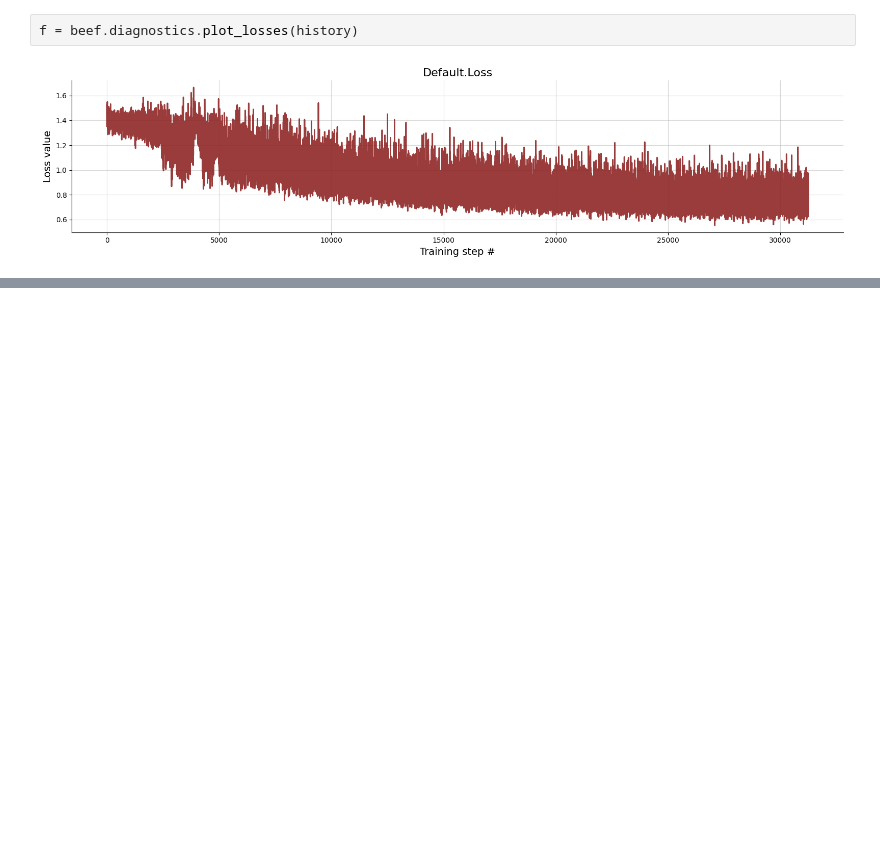
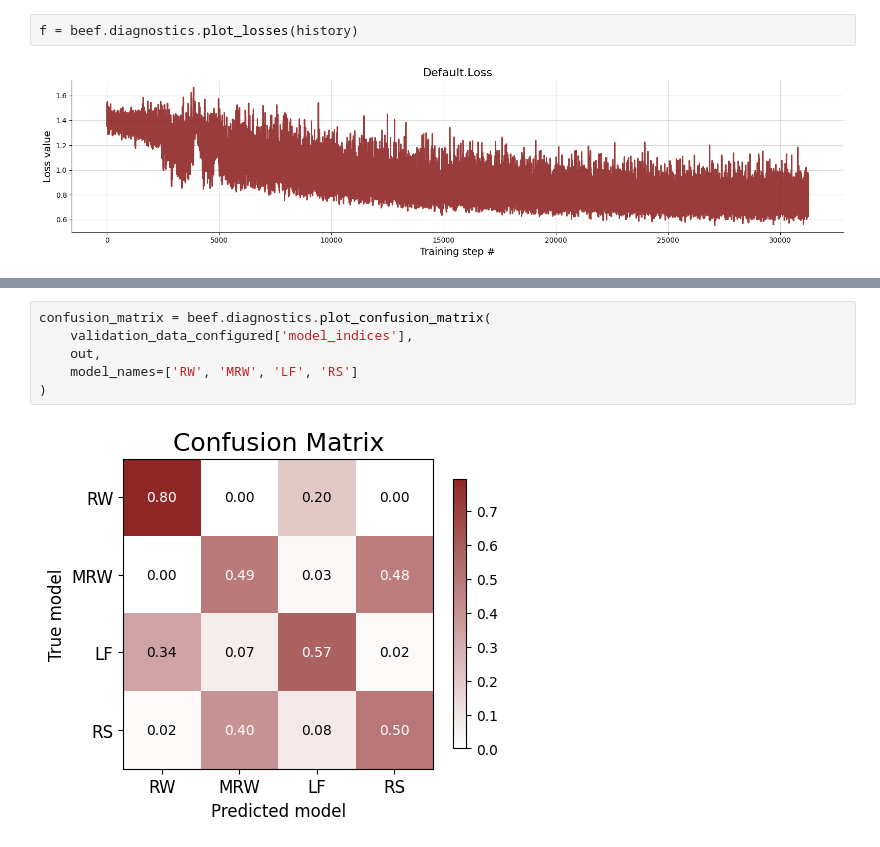
Before and after one commit to bayesflow-org/Non-Stationary-DDM-Validation, a Jupyter notebook: applications/model_comparison/notebooks/02_model_comparison.ipynb, the cells around one changed output, grey strips where cells are left out. Saved outputs shown, nothing was run; the diff lists cells and outputs as text; blank space fills up the shorter version.

```diff
--- a/applications/model_comparison/notebooks/02_model_comparison.ipynb
+++ b/applications/model_comparison/notebooks/02_model_comparison.ipynb
@@ -64,0 +72,8 @@ f = beef.diagnostics.plot_losses(history)
+# %%
+confusion_matrix = beef.diagnostics.plot_confusion_matrix(
+    validation_data_configured['model_indices'],
+    out,
+    model_names=['RW', 'MRW', 'LF', 'RS']
+)
+# %% [output]
+[figure, added]
```
Also changed, not shown: parts of 6 cells of this notebook.
